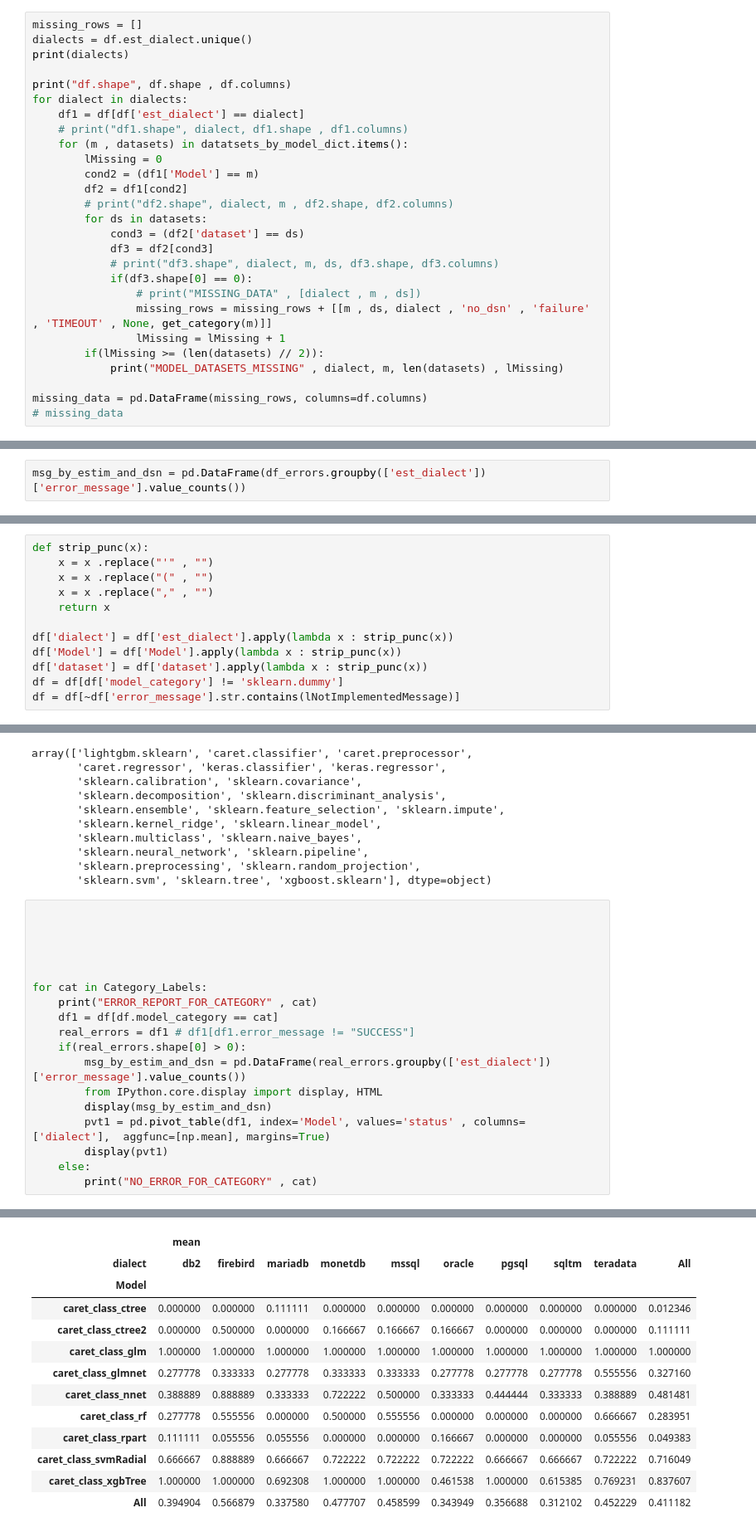
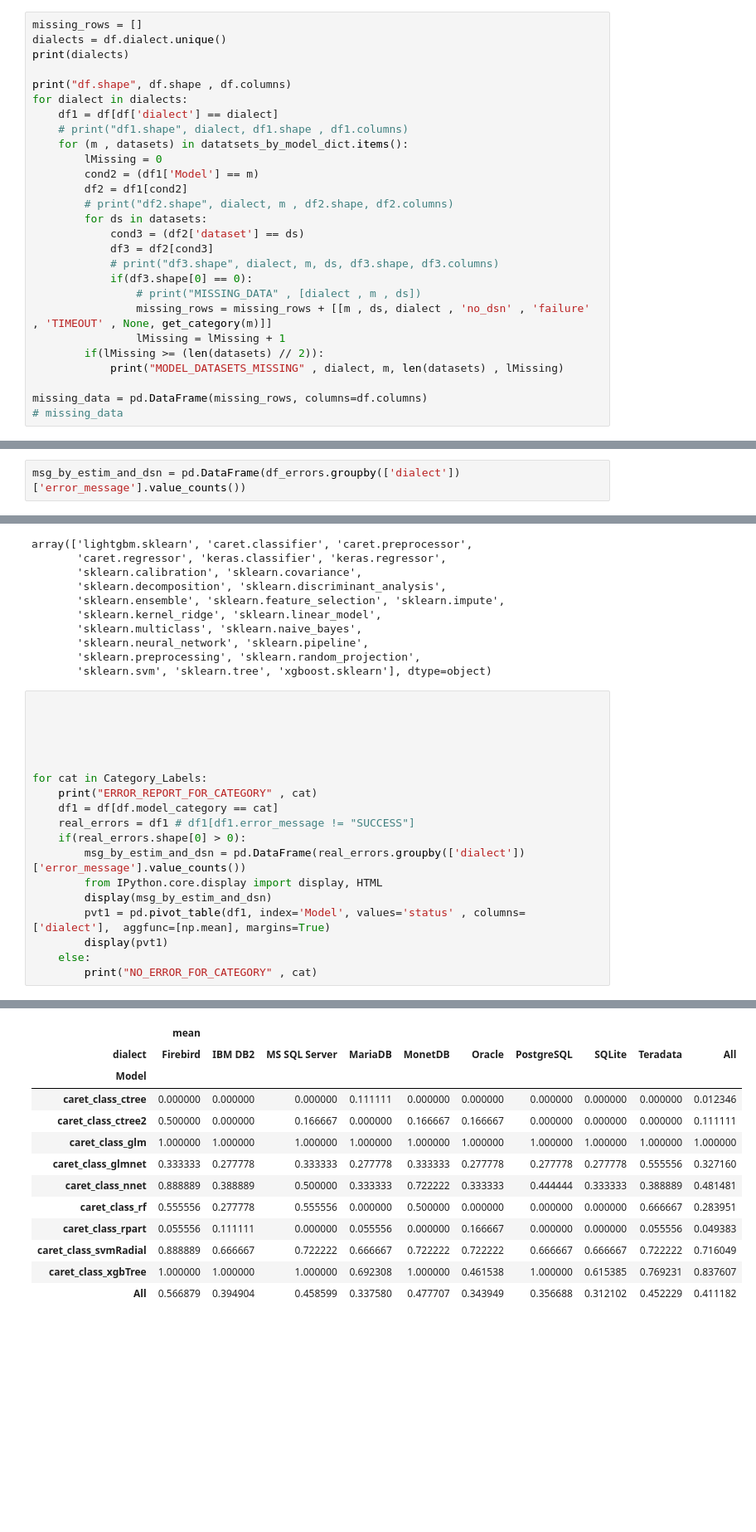
Before and after one commit to mllite/sklearn2sql_heroku, a Jupyter notebook: Quality/extensive_tests-debrief.ipynb, the cells around one changed output, grey strips where cells are left out. Shown at 83% size. Drawn from its saved outputs; the diff is of its cells as text; blank space fills up the shorter version.

```diff
--- a/Quality/extensive_tests-debrief.ipynb
+++ b/Quality/extensive_tests-debrief.ipynb
@@ -198,12 +223,12 @@ for k in datatsets_by_model:
 # print(datatsets_by_model_dict)
 # %%
 missing_rows = []
-dialects = df.est_dialect.unique()
+dialects = df.dialect.unique()
 print(dialects)
 
 print("df.shape", df.shape , df.columns)
 for dialect in dialects:
-    df1 = df[df['est_dialect'] == dialect]
+    df1 = df[df['dialect'] == dialect]
     # print("df1.shape", dialect, df1.shape , df1.columns)
     for (m , datasets) in datatsets_by_model_dict.items():
         lMissing = 0
@@ -279,7 +304,7 @@ df_errors = df[(df.error_message != 'SUCCESS')]
 indices = df_errors.error_message.apply(lambda x : 'dialect' not in x)
 df_errors = df_errors[indices]
 # %%
-msg_by_estim_and_dsn = pd.DataFrame(df_errors.groupby(['est_dialect'])['error_message'].value_counts())
+msg_by_estim_and_dsn = pd.DataFrame(df_errors.groupby(['dialect'])['error_message'].value_counts())
 # %%
 msg_by_estim_and_dsn.sort_values(by='error_message' , ascending=False)
 # %% [output]
@@ -424,15 +449,3 @@ df.head()
 # %%
 df['status'] = df['status'].apply(lambda x : 1 if('failure' in x) else 0)
 df['status_2'] = df['status'].apply(lambda x : 1)
-# %%
-def strip_punc(x):
-    x = x .replace("'" , "")
-    x = x .replace("(" , "")
-    x = x .replace("," , "")
-    return x
-
-df['dialect'] = df['est_dialect'].apply(lambda x : strip_punc(x))
-df['Model'] = df['Model'].apply(lambda x : strip_punc(x))
-df['dataset'] = df['dataset'].apply(lambda x : strip_punc(x))
-df = df[df['model_category'] != 'sklearn.dummy']
-df = df[~df['error_message'].str.contains(lNotImplementedMessage)]
@@ -534,7 +551,7 @@ for cat in Category_Labels:
     df1 = df[df.model_category == cat]
     real_errors = df1 # df1[df1.error_message != "SUCCESS"]
     if(real_errors.shape[0] > 0):
-        msg_by_estim_and_dsn = pd.DataFrame(real_errors.groupby(['est_dialect'])['error_message'].value_counts())
+        msg_by_estim_and_dsn = pd.DataFrame(real_errors.groupby(['dialect'])['error_message'].value_counts())
         from IPython.core.display import display, HTML
         display(msg_by_estim_and_dsn)
         pvt1 = pd.pivot_table(df1, index='Model', values='status' , columns=['dialect'],  aggfunc=[np.mean], margins=True)
@@ -585,22 +602,22 @@ ERROR_REPORT_FOR_CATEGORY caret.classifier
 | ... | ... | ... |
 |  | TIMEOUT | 26 |
 |  | "Exception:COMPARISON_FAILURE_TOO... | 19 |
 |  | "cTrainingError:Exception:TRAIN_F... | 19 |
 |  | "TypeError:ufunc | 6 |
 |  | 'IndexError:list | 1 |
 65 rows × 1 columns
 |  | mean |  |  |  |  |  |  |  |  |  |
-| dialect | db2 | firebird | mariadb | monetdb | mssql | oracle | pgsql | sqltm | teradata | All |
+| dialect | Firebird | IBM DB2 | MS SQL Server | MariaDB | MonetDB | Oracle | PostgreSQL | SQLite | Teradata | All |
 | Model |  |  |  |  |  |  |  |  |  |  |
-| caret_class_ctree | 0.000000 | 0.000000 | 0.111111 | 0.000000 | 0.000000 | 0.000000 | 0.000000 | 0.000000 | 0.000000 | 0.012346 |
-| caret_class_ctree2 | 0.000000 | 0.500000 | 0.000000 | 0.166667 | 0.166667 | 0.166667 | 0.000000 | 0.000000 | 0.000000 | 0.111111 |
+| caret_class_ctree | 0.000000 | 0.000000 | 0.000000 | 0.111111 | 0.000000 | 0.000000 | 0.000000 | 0.000000 | 0.000000 | 0.012346 |
+| caret_class_ctree2 | 0.500000 | 0.000000 | 0.166667 | 0.000000 | 0.166667 | 0.166667 | 0.000000 | 0.000000 | 0.000000 | 0.111111 |
 | caret_class_glm | 1.000000 | 1.000000 | 1.000000 | 1.000000 | 1.000000 | 1.000000 | 1.000000 | 1.000000 | 1.000000 | 1.000000 |
-| caret_class_glmnet | 0.277778 | 0.333333 | 0.277778 | 0.333333 | 0.333333 | 0.277778 | 0.277778 | 0.277778 | 0.555556 | 0.327160 |
-| caret_class_nnet | 0.388889 | 0.888889 | 0.333333 | 0.722222 | 0.500000 | 0.333333 | 0.444444 | 0.333333 | 0.388889 | 0.481481 |
-| caret_class_rf | 0.277778 | 0.555556 | 0.000000 | 0.500000 | 0.555556 | 0.000000 | 0.000000 | 0.000000 | 0.666667 | 0.283951 |
-| caret_class_rpart | 0.111111 | 0.055556 | 0.055556 | 0.000000 | 0.000000 | 0.166667 | 0.000000 | 0.000000 | 0.055556 | 0.049383 |
-| caret_class_svmRadial | 0.666667 | 0.888889 | 0.666667 | 0.722222 | 0.722222 | 0.722222 | 0.666667 | 0.666667 | 0.722222 | 0.716049 |
-| caret_class_xgbTree | 1.000000 | 1.000000 | 0.692308 | 1.000000 | 1.000000 | 0.461538 | 1.000000 | 0.615385 | 0.769231 | 0.837607 |
-| All | 0.394904 | 0.566879 | 0.337580 | 0.477707 | 0.458599 | 0.343949 | 0.356688 | 0.312102 | 0.452229 | 0.411182 |
+| caret_class_glmnet | 0.333333 | 0.277778 | 0.333333 | 0.277778 | 0.333333 | 0.277778 | 0.277778 | 0.277778 | 0.555556 | 0.327160 |
+| caret_class_nnet | 0.888889 | 0.388889 | 0.500000 | 0.333333 | 0.722222 | 0.333333 | 0.444444 | 0.333333 | 0.388889 | 0.481481 |
+| caret_class_rf | 0.555556 | 0.277778 | 0.555556 | 0.000000 | 0.500000 | 0.000000 | 0.000000 | 0.000000 | 0.666667 | 0.283951 |
+| caret_class_rpart | 0.055556 | 0.111111 | 0.000000 | 0.055556 | 0.000000 | 0.166667 | 0.000000 | 0.000000 | 0.055556 | 0.049383 |
+| caret_class_svmRadial | 0.888889 | 0.666667 | 0.722222 | 0.666667 | 0.722222 | 0.722222 | 0.666667 | 0.666667 | 0.722222 | 0.716049 |
+| caret_class_xgbTree | 1.000000 | 1.000000 | 1.000000 | 0.692308 | 1.000000 | 0.461538 | 1.000000 | 0.615385 | 0.769231 | 0.837607 |
+| All | 0.566879 | 0.394904 | 0.458599 | 0.337580 | 0.477707 | 0.343949 | 0.356688 | 0.312102 | 0.452229 | 0.411182 |
 ERROR_REPORT_FOR_CATEGORY caret.preprocessor
 |  |  | error_message |
```
Also changed, not shown: parts of 25 cells of this notebook, 1 other file.
